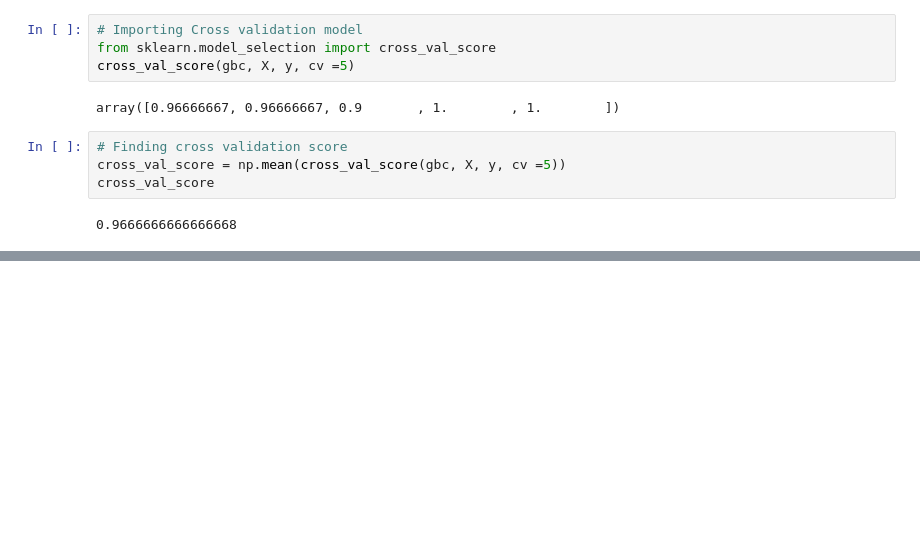
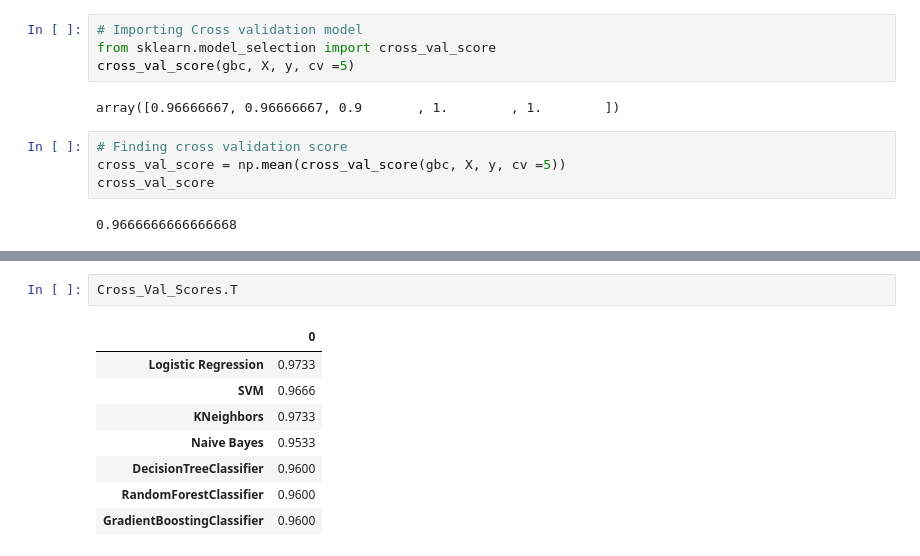
Before and after one commit to GKPSingh/Iris-Predictor-Model, a Jupyter notebook: Iris Predictor.ipynb, the cells around one changed output, grey strips where cells are left out. Cells and saved outputs as stored; diff of their text form; blank space fills up the shorter version.

```diff
--- a/Iris Predictor.ipynb
+++ b/Iris Predictor.ipynb
@@ -1060,0 +1062,11 @@ cross_val_score
+# %%
+Cross_Val_Scores.T
+# %% [output]
+|  | 0 |
+| Logistic Regression | 0.9733 |
+| SVM | 0.9666 |
+| KNeighbors | 0.9733 |
+| Naive Bayes | 0.9533 |
+| DecisionTreeClassifier | 0.9600 |
+| RandomForestClassifier | 0.9600 |
+| GradientBoostingClassifier | 0.9600 |
```
Also changed, not shown: parts of 53 cells of this notebook.
